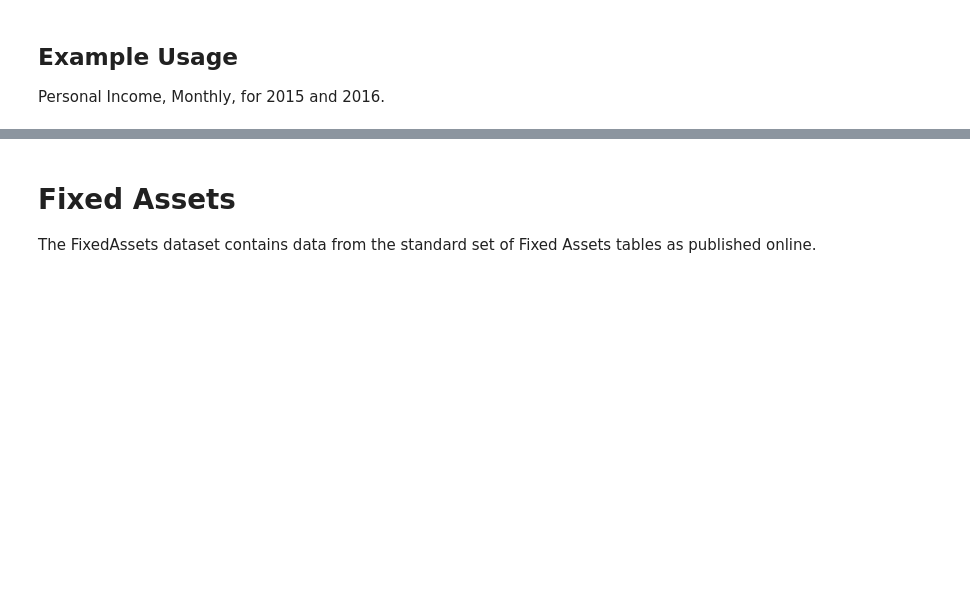
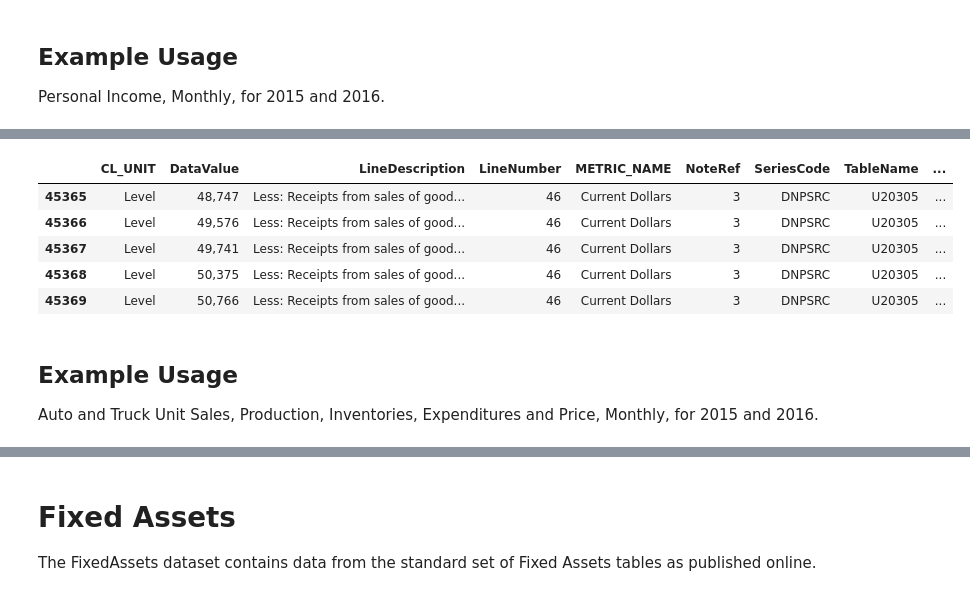
Before and after one commit to davidrpugh/pyBEA, a Jupyter notebook: examples/user-guide.ipynb, the cells around one changed output, grey strips where cells are left out. Cells and saved outputs as stored; diff of their text form; code cells hidden in the pictures; blank space fills up the shorter version.

Commit message:
Added more examples to the notebook.

```diff
--- a/examples/user-guide.ipynb
+++ b/examples/user-guide.ipynb
@@ -83,0 +178,13 @@ data.tail()
+# %%
+data.tail()
+# %% [output]
+|  | CL_UNIT | DataValue | LineDescription | LineNumber | METRIC_NAME | NoteRef | SeriesCode | TableName | ... |
+| 45365 | Level | 48,747 | Less: Receipts from sales of good... | 46 | Current Dollars | 3 | DNPSRC | U20305 | ... |
+| 45366 | Level | 49,576 | Less: Receipts from sales of good... | 46 | Current Dollars | 3 | DNPSRC | U20305 | ... |
+| 45367 | Level | 49,741 | Less: Receipts from sales of good... | 46 | Current Dollars | 3 | DNPSRC | U20305 | ... |
+| 45368 | Level | 50,375 | Less: Receipts from sales of good... | 46 | Current Dollars | 3 | DNPSRC | U20305 | ... |
+| 45369 | Level | 50,766 | Less: Receipts from sales of good... | 46 | Current Dollars | 3 | DNPSRC | U20305 | ... |
+# %% [markdown]
+## Example Usage
+
+Auto and Truck Unit Sales, Production, Inventories, Expenditures and Price, Monthly, for 2015 and 2016.
```
Also changed, not shown: parts of 61 cells of this notebook, 2 other files.
